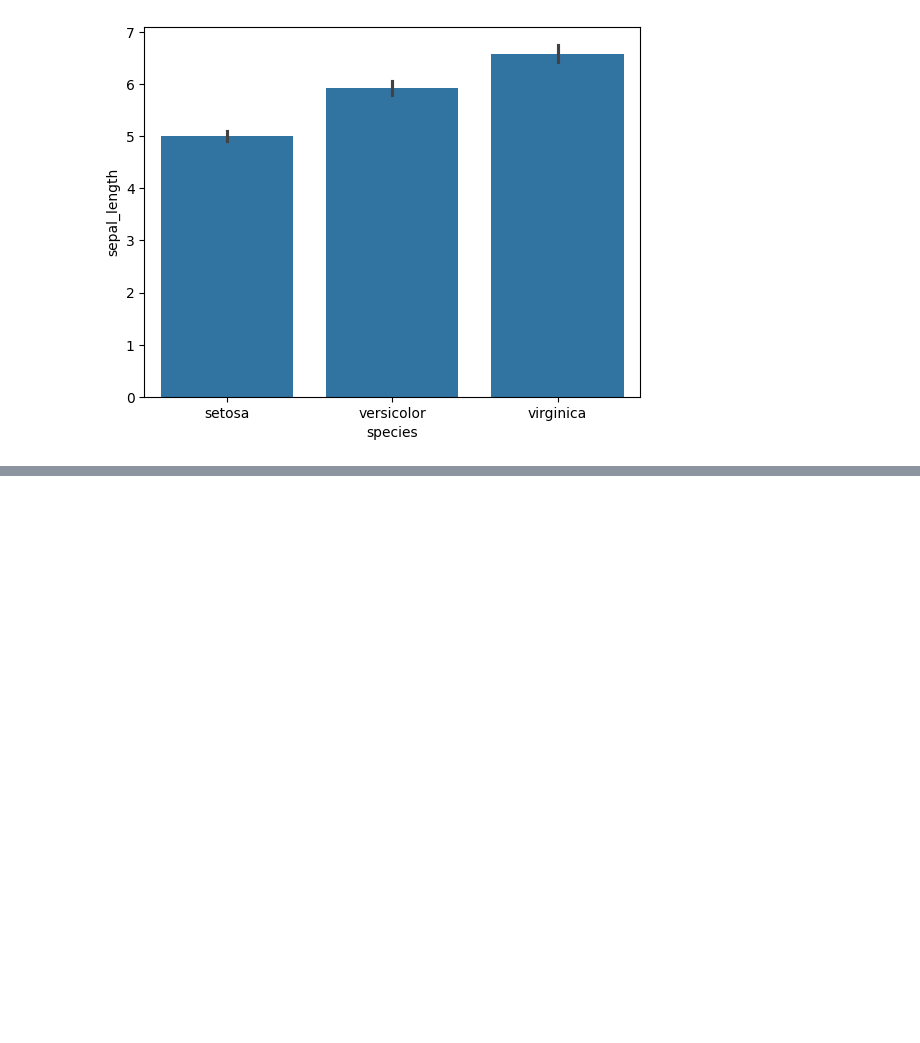
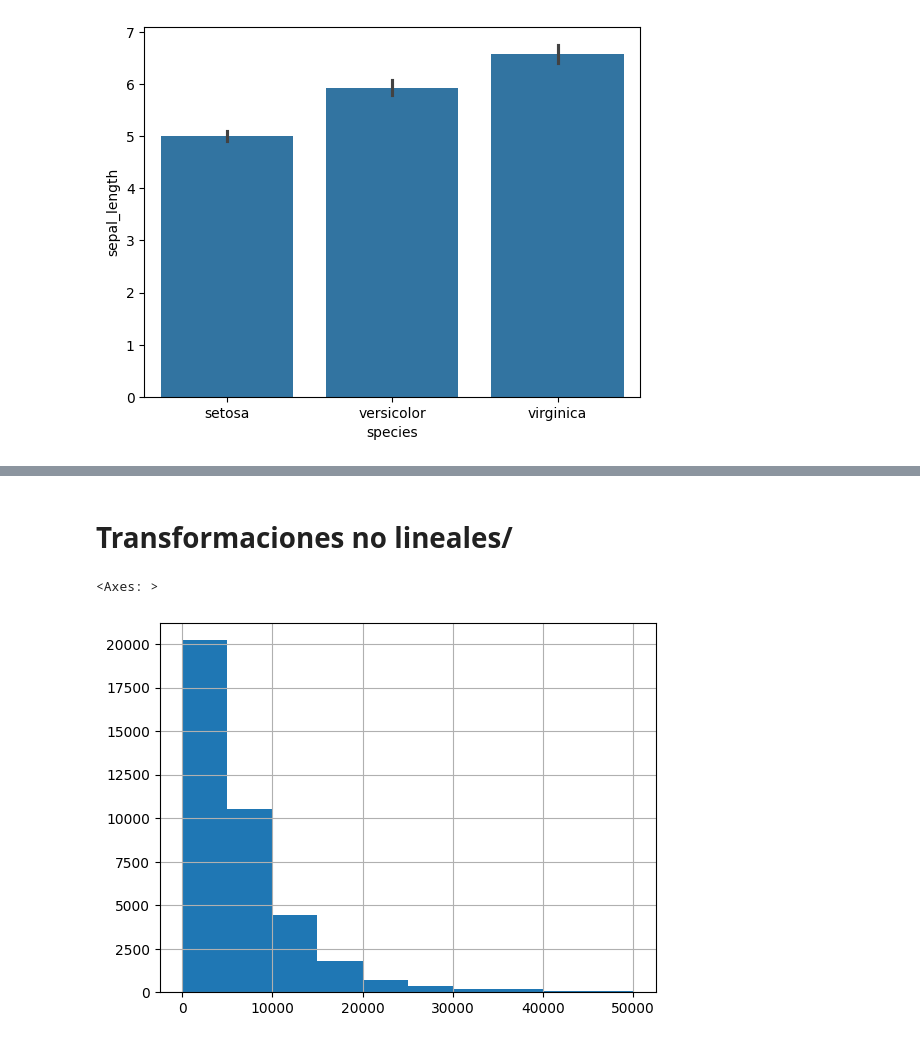
Before and after one commit to jasonssdev/data-science, a Jupyter notebook: descriptive_statistics/notebooks/01-data-type-jssdev.ipynb, the cells around one changed output, grey strips where cells are left out. Drawn from its saved outputs; the diff is of its cells as text; code cells hidden in the pictures; blank space fills up the shorter version.

```diff
--- a/descriptive_statistics/01-data-type-jssdev.ipynb
+++ b/descriptive_statistics/notebooks/01-data-type-jssdev.ipynb
@@ -4,7 +4,7 @@ import numpy as np
 import matplotlib.pyplot as plt
 import seaborn as sns
 # %%
-df_car = pd.read_csv('./data/cars.csv', sep=',')
+df_car = pd.read_csv('../data/cars.csv', sep=',')
 # %%
 df_car.head()
 # %% [output]
@@ -270,0 +345,7 @@ sns.barplot(x='species', y='sepal_length', data= df_iris)
+# %% [markdown]
+# Transformaciones no lineales/
+# %%
+df_car.price_usd.hist()
+# %% [output]
+<Axes: >
+[figure, added]
```
Also changed, not shown: parts of 11 cells of this notebook, 1 other file.
